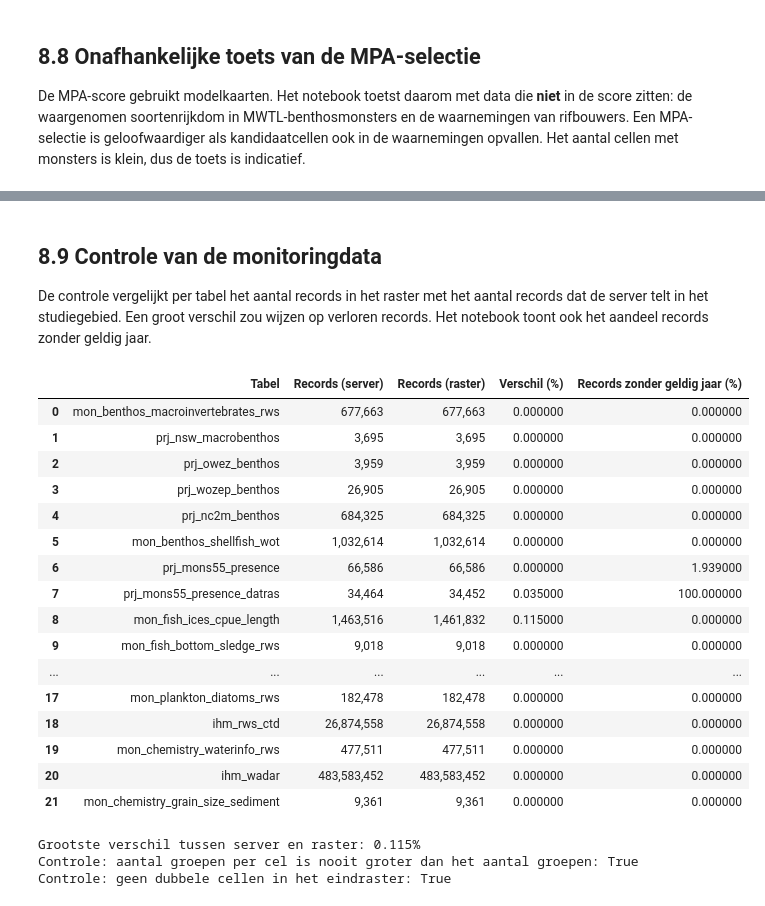
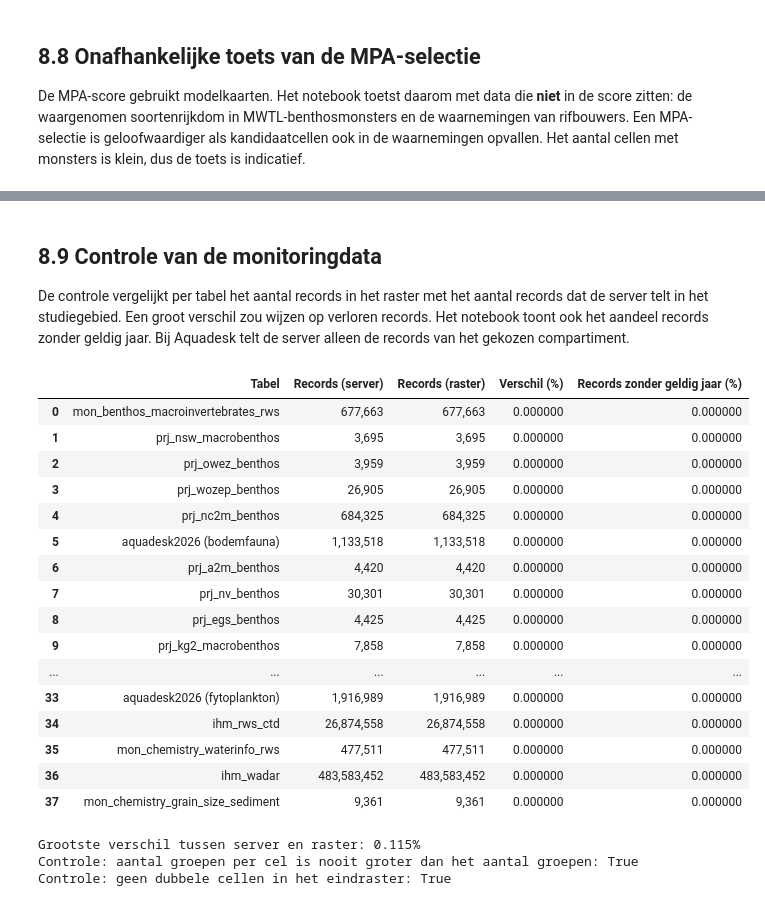
Before and after one commit to JermoNENS/IHM_seascape, a Jupyter notebook: natuurherstel_mpa_monitoring_noordzee.ipynb, the cells around one changed output, grey strips where cells are left out. Cells and saved outputs as stored; diff of their text form; code cells hidden in the pictures.

```diff
--- a/natuurherstel_mpa_monitoring_noordzee.ipynb
+++ b/natuurherstel_mpa_monitoring_noordzee.ipynb
@@ -2704,41 +2954,43 @@ Cellen met monitoring (biotisch): kandidaten 45% | overige 68%
 # %% [markdown]
 ## 8.9 Controle van de monitoringdata
 
-De controle vergelijkt per tabel het aantal records in het raster met het aantal records dat de server telt in het studiegebied. Een groot verschil zou wijzen op verloren records. Het notebook toont ook het aandeel records zonder geldig jaar.
+De controle vergelijkt per tabel het aantal records in het raster met het aantal records dat de server telt in het studiegebied. Een groot verschil zou wijzen op verloren records. Het notebook toont ook het aandeel records zonder geldig jaar. Bij Aquadesk telt de server alleen de records van het gekozen compartiment.
 # %%
 rows = []
 for group, tables in MONITORING.items():
     for spec in tables:
         table = spec[0]
         lon, lat = (spec[2], spec[3]) if len(spec) > 2 else ("longitude", "latitude")
-        n_sql = int(run_sql(f'SELECT COUNT(*) AS n FROM "{table}" WHERE {lon} BETWEEN {BBOX["lon0"]} AND {BBOX["lon1"]} AND {lat} BETWEEN {BBOX["lat0"]} AND {BBOX["lat1"]}')["n"].iat[0])
-        m = mon[mon["table"] == table]
-        rows.append({"Tabel": table, "Records (server)": n_sql, "Records (raster)": int(m["records"].sum()),
+        extra = f"AND {spec[4]}" if len(spec) > 4 else ""
+        label = spec[5] if len(spec) > 5 else table
+        n_sql = int(run_sql(f'SELECT COUNT(*) AS n FROM "{table}" WHERE {lon} BETWEEN {BBOX["lon0"]} AND {BBOX["lon1"]} AND {lat} BETWEEN {BBOX["lat0"]} AND {BBOX["lat1"]} {extra}')["n"].iat[0])
+        m = mon[mon["table"] == label]
+        rows.append({"Tabel": label, "Records (server)": n_sql, "Records (raster)": int(m["records"].sum()),
                      "Verschil (%)": (1 - m["records"].sum() / n_sql) * 100 if n_sql else np.nan,
                      "Records zonder geldig jaar (%)": m.loc[m["year"].isna(), "records"].sum() / max(m["records"].sum(), 1) * 100})
 recon = pd.DataFrame(rows)
 display(recon.round(3).style.format({"Records (server)": "{:,.0f}", "Records (raster)": "{:,.0f}"}))
 print(f"Grootste verschil tussen server en raster: {recon['Verschil (%)'].abs().max():.3f}%")
 print("Controle: aantal groepen per cel is nooit groter dan het aantal groepen:", bool((cl["groups_present"] <= len(GROUPS)).all()))
 print("Controle: geen dubbele cellen in het eindraster:", not cl.duplicated(["ix", "iy"]).any())
 # %% [output]
 |  | Tabel | Records (server) | Records (raster) | Verschil (%) | Records zonder geldig jaar (%) |
 | 0 | mon_benthos_macroinvertebrates_rws | 677,663 | 677,663 | 0.000000 | 0.000000 |
 | 1 | prj_nsw_macrobenthos | 3,695 | 3,695 | 0.000000 | 0.000000 |
 | 2 | prj_owez_benthos | 3,959 | 3,959 | 0.000000 | 0.000000 |
 | 3 | prj_wozep_benthos | 26,905 | 26,905 | 0.000000 | 0.000000 |
 | 4 | prj_nc2m_benthos | 684,325 | 684,325 | 0.000000 | 0.000000 |
-| 5 | mon_benthos_shellfish_wot | 1,032,614 | 1,032,614 | 0.000000 | 0.000000 |
-| 6 | prj_mons55_presence | 66,586 | 66,586 | 0.000000 | 1.939000 |
-| 7 | prj_mons55_presence_datras | 34,464 | 34,452 | 0.035000 | 100.000000 |
-| 8 | mon_fish_ices_cpue_length | 1,463,516 | 1,461,832 | 0.115000 | 0.000000 |
-| 9 | mon_fish_bottom_sledge_rws | 9,018 | 9,018 | 0.000000 | 0.000000 |
+| 5 | aquadesk2026 (bodemfauna) | 1,133,518 | 1,133,518 | 0.000000 | 0.000000 |
+| 6 | prj_a2m_benthos | 4,420 | 4,420 | 0.000000 | 0.000000 |
+| 7 | prj_nv_benthos | 30,301 | 30,301 | 0.000000 | 0.000000 |
+| 8 | prj_egs_benthos | 4,425 | 4,425 | 0.000000 | 0.000000 |
+| 9 | prj_kg2_macrobenthos | 7,858 | 7,858 | 0.000000 | 0.000000 |
 | ... | ... | ... | ... | ... | ... |
-| 17 | mon_plankton_diatoms_rws | 182,478 | 182,478 | 0.000000 | 0.000000 |
-| 18 | ihm_rws_ctd | 26,874,558 | 26,874,558 | 0.000000 | 0.000000 |
-| 19 | mon_chemistry_waterinfo_rws | 477,511 | 477,511 | 0.000000 | 0.000000 |
-| 20 | ihm_wadar | 483,583,452 | 483,583,452 | 0.000000 | 0.000000 |
-| 21 | mon_chemistry_grain_size_sediment | 9,361 | 9,361 | 0.000000 | 0.000000 |
+| 33 | aquadesk2026 (fytoplankton) | 1,916,989 | 1,916,989 | 0.000000 | 0.000000 |
+| 34 | ihm_rws_ctd | 26,874,558 | 26,874,558 | 0.000000 | 0.000000 |
+| 35 | mon_chemistry_waterinfo_rws | 477,511 | 477,511 | 0.000000 | 0.000000 |
+| 36 | ihm_wadar | 483,583,452 | 483,583,452 | 0.000000 | 0.000000 |
+| 37 | mon_chemistry_grain_size_sediment | 9,361 | 9,361 | 0.000000 | 0.000000 |
 Grootste verschil tussen server en raster: 0.115%
 Controle: aantal groepen per cel is nooit groter dan het aantal groepen: True
 Controle: geen dubbele cellen in het eindraster: True
```
Also changed, not shown: parts of 31 cells of this notebook.
